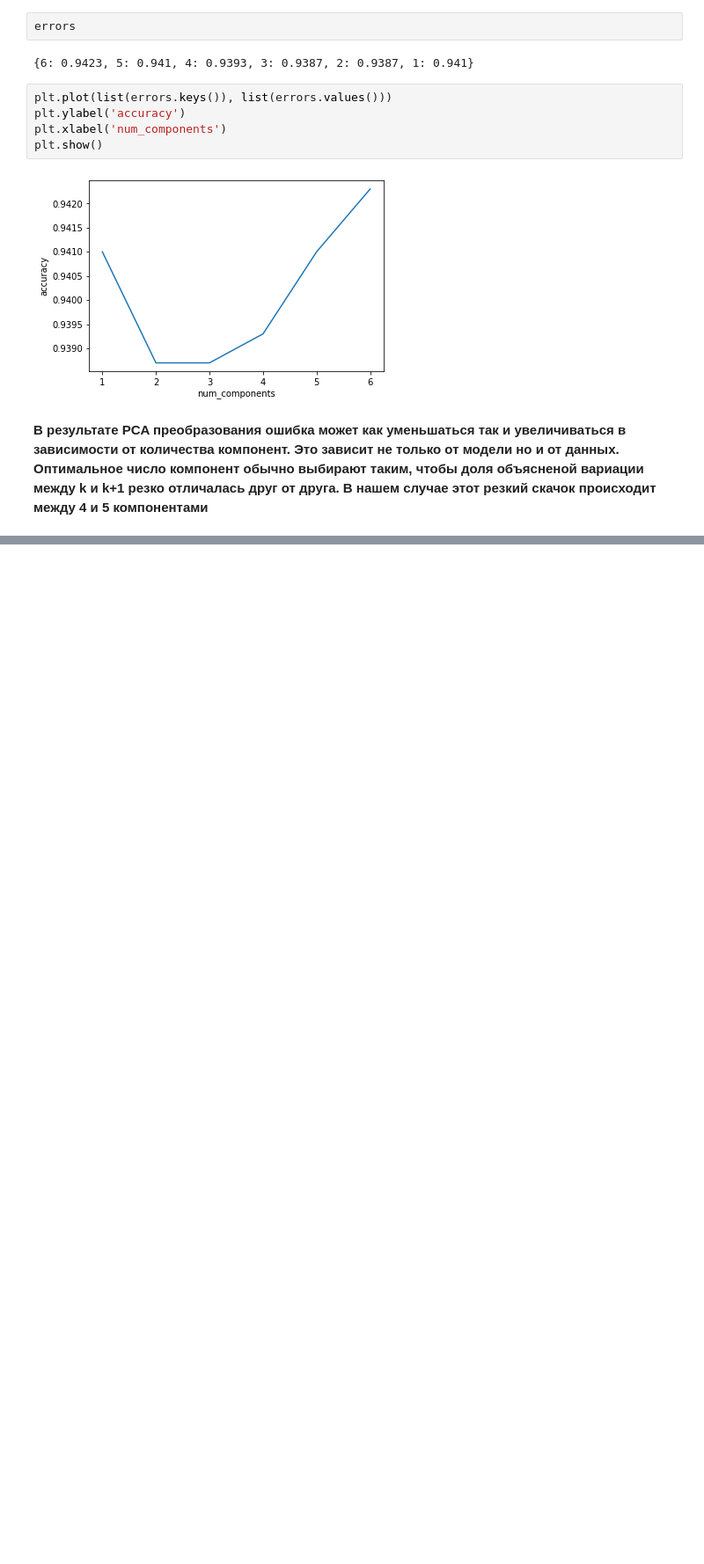
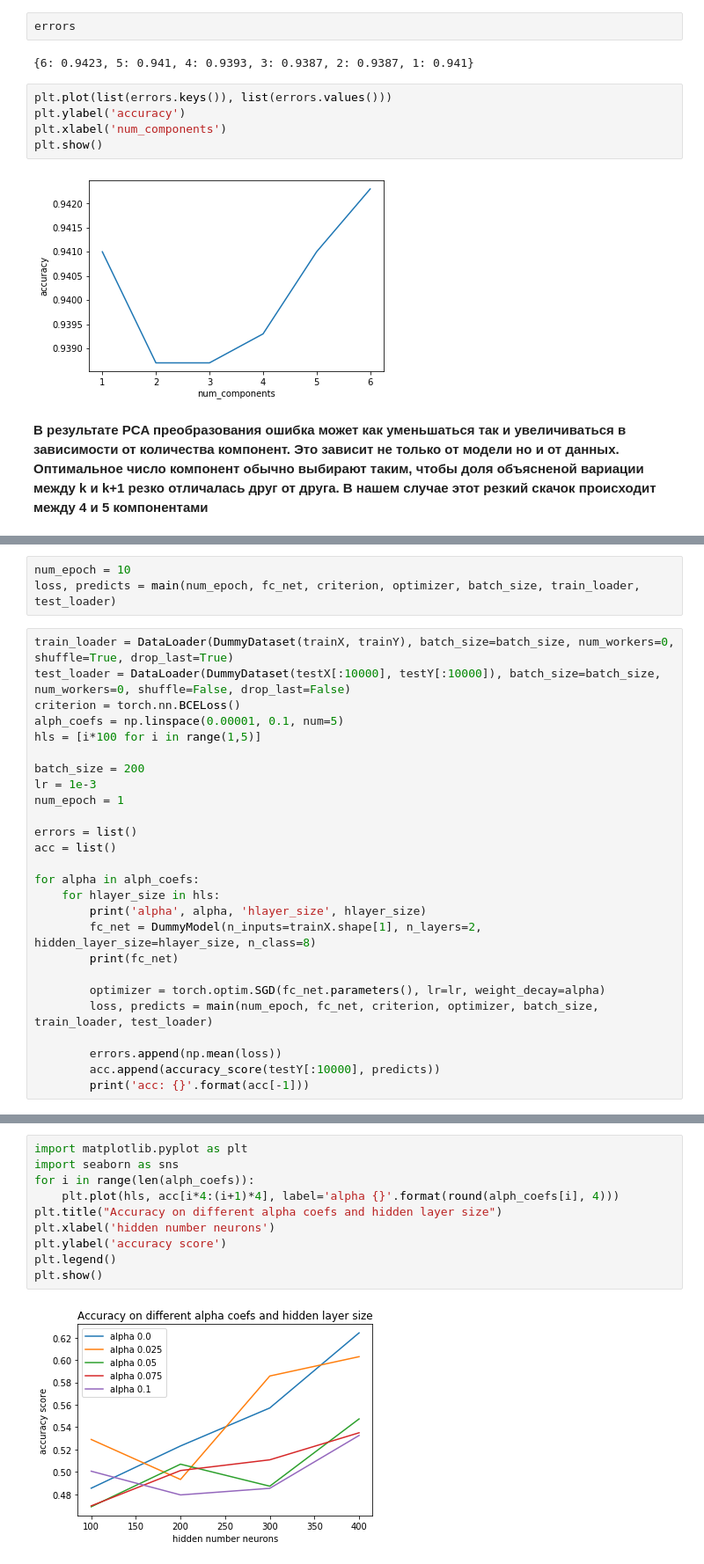
Before and after one commit to Northengard/HSE_ML_COURSE, a Jupyter notebook: spanish-high-speed-rail-tickets-pricing.ipynb, the cells around one changed output, grey strips where cells are left out. Shown at 88% size. Drawn from its saved outputs; the diff is of its cells as text; blank space fills up the shorter version.

Commit message:
Last homework update. NN modelling added

```diff
--- a/spanish-high-speed-rail-tickets-pricing.ipynb
+++ b/spanish-high-speed-rail-tickets-pricing.ipynb
@@ -866,0 +1033,29 @@ plt.show()
+# %%
+num_epoch = 10
+loss, predicts = main(num_epoch, fc_net, criterion, optimizer, batch_size, train_loader, test_loader)
+# %%
+train_loader = DataLoader(DummyDataset(trainX, trainY), batch_size=batch_size, num_workers=0, shuffle=True, drop_last=True)
+test_loader = DataLoader(DummyDataset(testX[:10000], testY[:10000]), batch_size=batch_size, num_workers=0, shuffle=False, drop_last=False)
+criterion = torch.nn.BCELoss()
+alph_coefs = np.linspace(0.00001, 0.1, num=5)
+hls = [i*100 for i in range(1,5)]
+
+batch_size = 200
+lr = 1e-3
+num_epoch = 1
+
+errors = list()
+acc = list()
+
+for alpha in alph_coefs:
+    for hlayer_size in hls:
+        print('alpha', alpha, 'hlayer_size', hlayer_size)
+        fc_net = DummyModel(n_inputs=trainX.shape[1], n_layers=2, hidden_layer_size=hlayer_size, n_class=8)
+        print(fc_net)
+
+        optimizer = torch.optim.SGD(fc_net.parameters(), lr=lr, weight_decay=alpha)
+        loss, predicts = main(num_epoch, fc_net, criterion, optimizer, batch_size, train_loader, test_loader)
+
+        errors.append(np.mean(loss))
+        acc.append(accuracy_score(testY[:10000], predicts))
+        print('acc: {}'.format(acc[-1]))
@@ -866,0 +1089,12 @@ plt.show()
+# %%
+import matplotlib.pyplot as plt
+import seaborn as sns
+for i in range(len(alph_coefs)):
+    plt.plot(hls, acc[i*4:(i+1)*4], label='alpha {}'.format(round(alph_coefs[i], 4)))
+plt.title("Accuracy on different alpha coefs and hidden layer size")
+plt.xlabel('hidden number neurons')
+plt.ylabel('accuracy score')
+plt.legend()
+plt.show()
+# %% [output]
+[figure, added]
```
Also changed, not shown: parts of 21 cells of this notebook.
